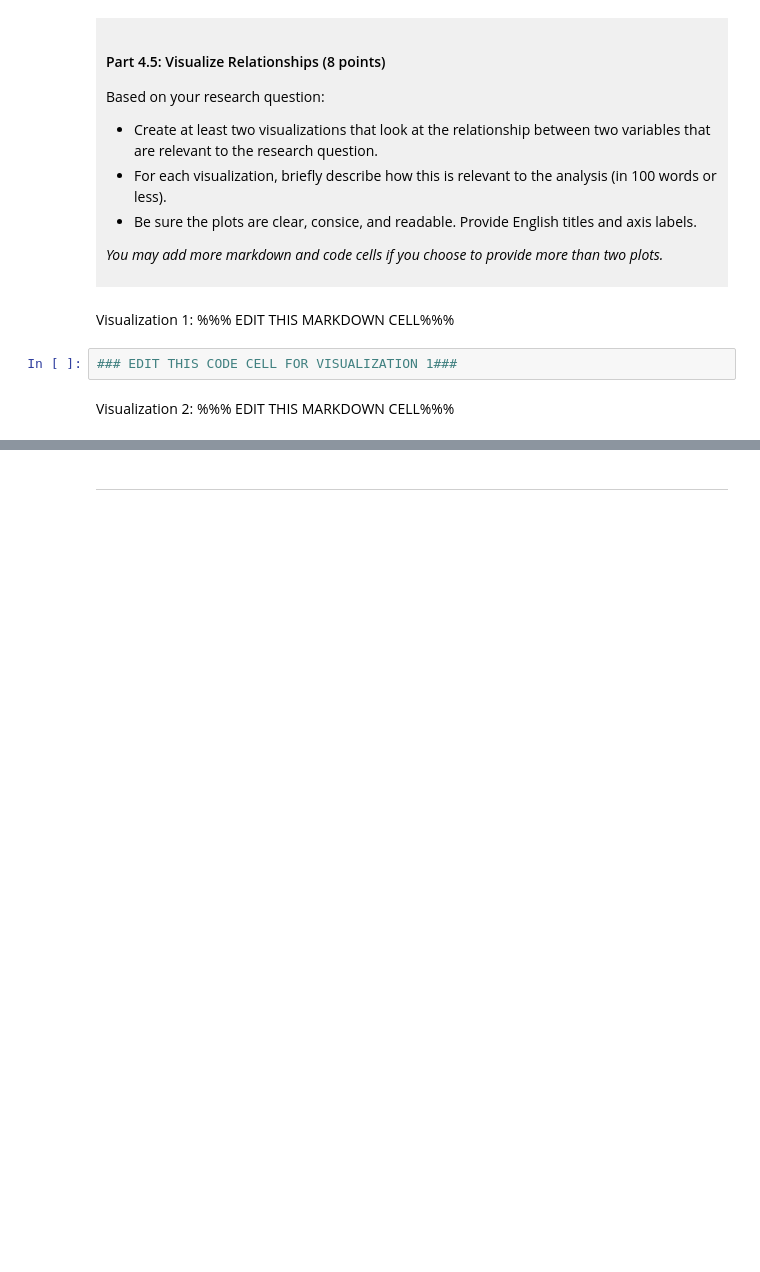
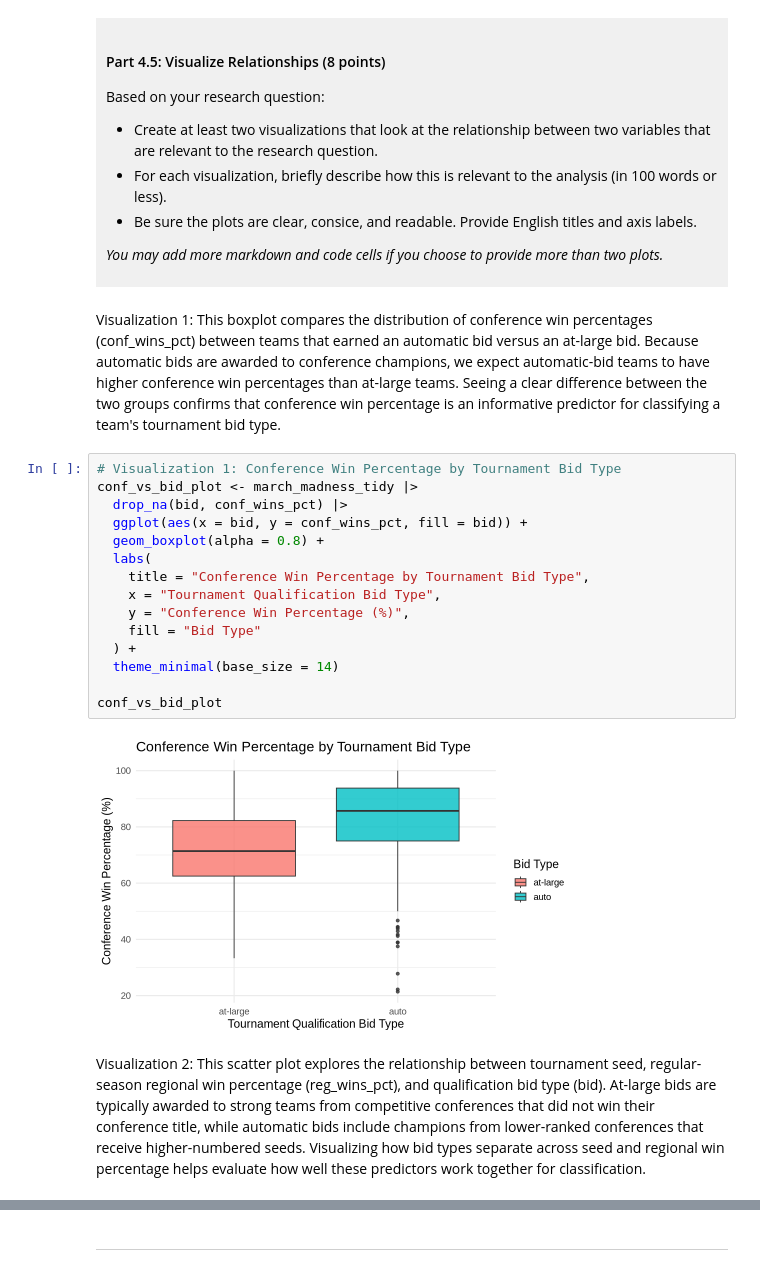
Before and after one commit to jitnue/dsci-100-project-jihoon-roh, a Jupyter notebook: dsci-100-project-notebook.ipynb, the cells around one changed output, grey strips where cells are left out. Cells and saved outputs as stored; diff of their text form; blank space fills up the shorter version.

```diff
--- a/dsci-100-project-notebook.ipynb
+++ b/dsci-100-project-notebook.ipynb
@@ -323,9 +411,24 @@ Based on your research question:
 *You may add more markdown and code cells if you choose to provide more than two plots.*
 </div>
 # %% [markdown]
-Visualization 1: %%% EDIT THIS MARKDOWN CELL%%%
+Visualization 1: This boxplot compares the distribution of conference win percentages (conf_wins_pct) between teams that earned an automatic bid versus an at-large bid. Because automatic bids are awarded to conference champions, we expect automatic-bid teams to have higher conference win percentages than at-large teams. Seeing a clear difference between the two groups confirms that conference win percentage is an informative predictor for classifying a team's tournament bid type.
 # %%
-### EDIT THIS CODE CELL FOR VISUALIZATION 1###
+# Visualization 1: Conference Win Percentage by Tournament Bid Type
+conf_vs_bid_plot <- march_madness_tidy |>
+  drop_na(bid, conf_wins_pct) |>
+  ggplot(aes(x = bid, y = conf_wins_pct, fill = bid)) +
+  geom_boxplot(alpha = 0.8) +
+  labs(
+    title = "Conference Win Percentage by Tournament Bid Type",
+    x = "Tournament Qualification Bid Type",
+    y = "Conference Win Percentage (%)",
+    fill = "Bid Type"
+  ) +
+  theme_minimal(base_size = 14)
+
+conf_vs_bid_plot
+# %% [output]
+[figure, added]
 # %% [markdown]
-Visualization 2: %%% EDIT THIS MARKDOWN CELL%%%
+Visualization 2: This scatter plot explores the relationship between tournament seed, regular-season regional win percentage (reg_wins_pct), and qualification bid type (bid). At-large bids are typically awarded to strong teams from competitive conferences that did not win their conference title, while automatic bids include champions from lower-ranked conferences that receive higher-numbered seeds. Visualizing how bid types separate across seed and regional win percentage helps evaluate how well these predictors work together for classification.
 # %%
```
Also changed, not shown: parts of 8 cells of this notebook.
